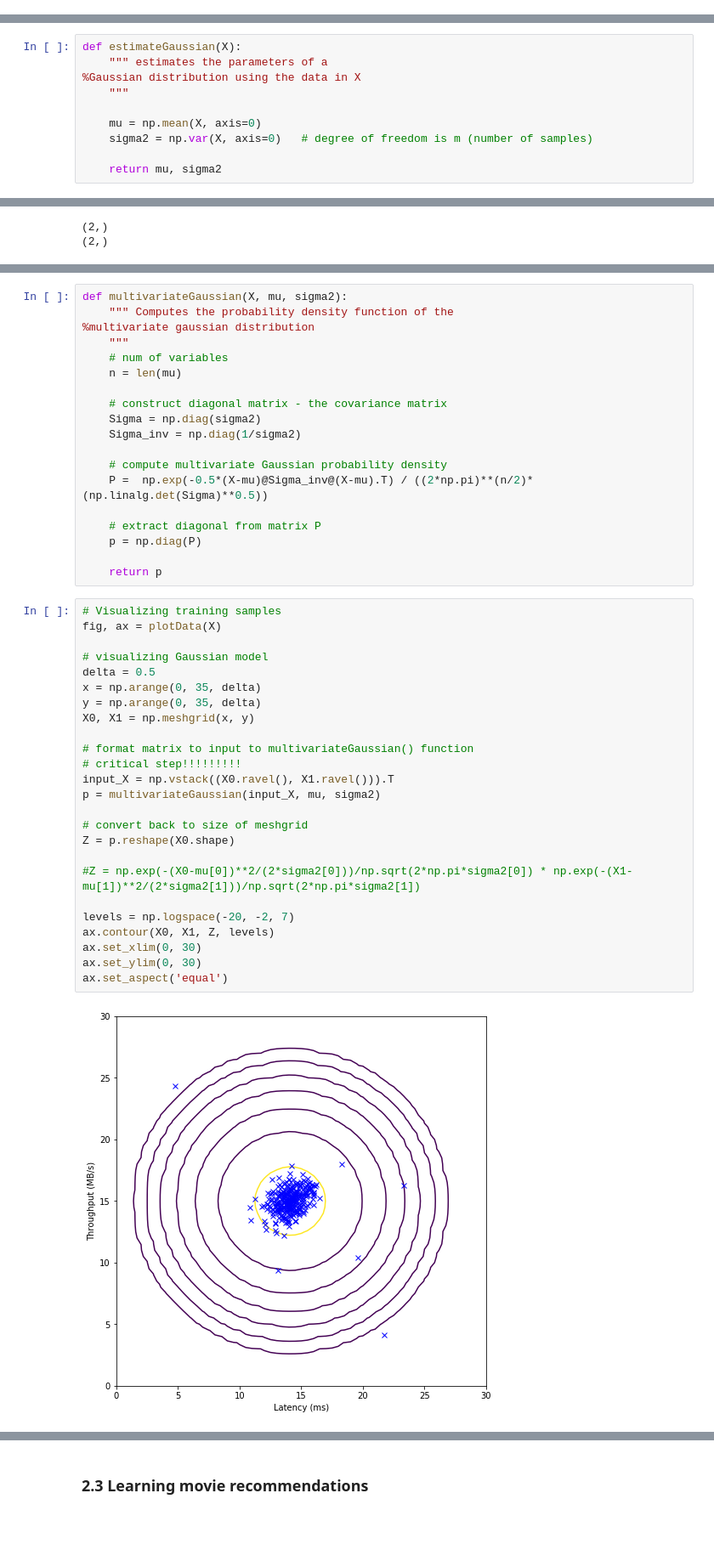
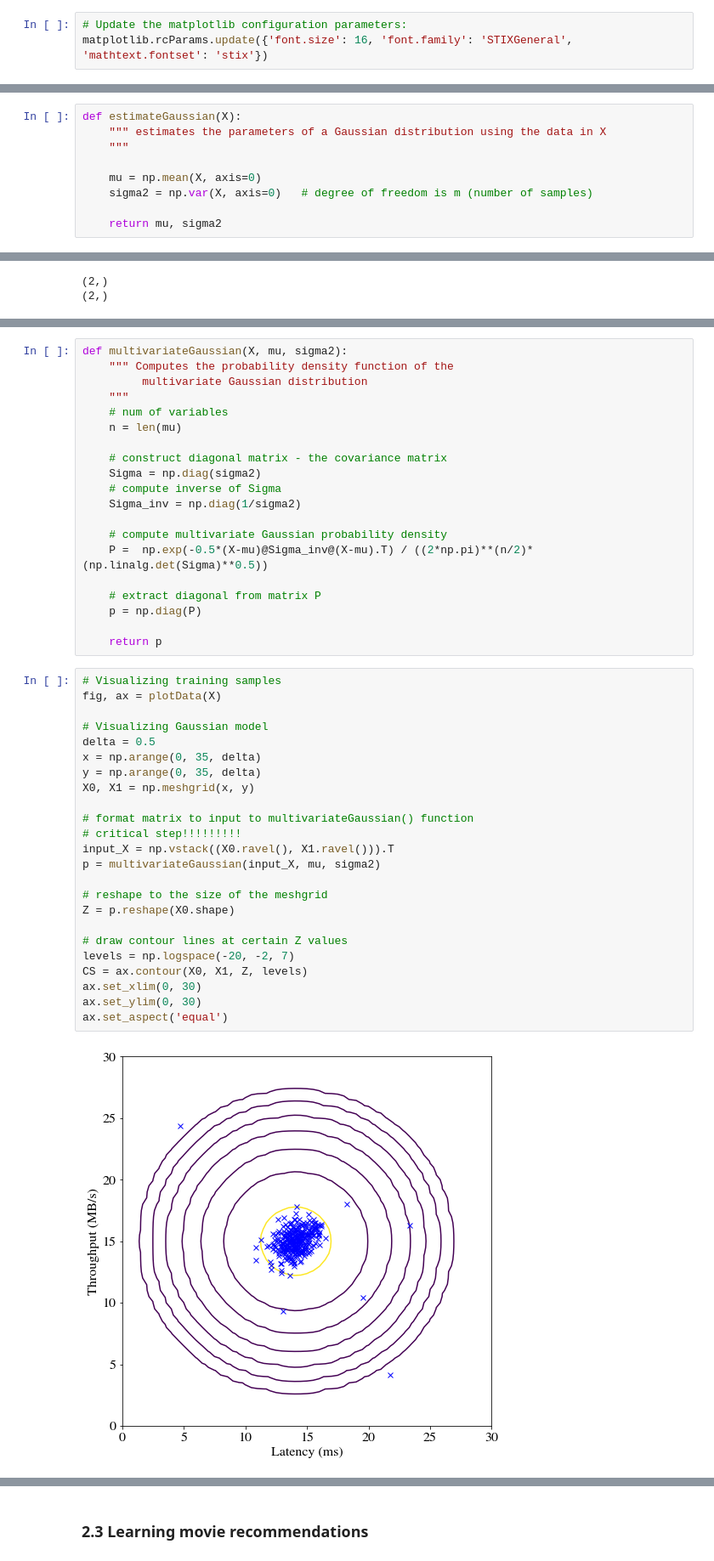
Before and after one commit to oeyh/NN, a Jupyter notebook: assignment8 Anomaly detection and Recommender system/Assignment8.ipynb, the cells around one changed output, grey strips where cells are left out. Shown at 85% size. Cells and saved outputs as stored; diff of their text form; blank space fills up the shorter version.

```diff
--- a/assignment8 Anomaly detection and Recommender system/Assignment8.ipynb
+++ b/assignment8 Anomaly detection and Recommender system/Assignment8.ipynb
@@ -12,4 +13,7 @@ import matplotlib.pyplot as plt
 %matplotlib inline
+# %%
+# Update the matplotlib configuration parameters:
+matplotlib.rcParams.update({'font.size': 16, 'font.family': 'STIXGeneral', 'mathtext.fontset': 'stix'})
 # %%
 # load data
 from scipy.io import loadmat
@@ -53,8 +57,7 @@ $$ \mu_i = \frac{1}{m}\sum_{j=1}^{m} x_i^{(j)}$$
 $$ \sigma_i^2 = \frac{1}{m}\sum_{j=1}^{m} (x_i^{(j)} - \mu_i)^2 $$
 # %%
 def estimateGaussian(X):
-    """ estimates the parameters of a
-%Gaussian distribution using the data in X
+    """ estimates the parameters of a Gaussian distribution using the data in X
     """
 
     mu = np.mean(X, axis=0)
@@ -89,13 +92,14 @@ The result p will be a m-element array, containing probability density for each
 # %%
 def multivariateGaussian(X, mu, sigma2):
     """ Computes the probability density function of the
-%multivariate gaussian distribution
+         multivariate Gaussian distribution
     """
     # num of variables
     n = len(mu)
 
     # construct diagonal matrix - the covariance matrix
     Sigma = np.diag(sigma2)
+    # compute inverse of Sigma
     Sigma_inv = np.diag(1/sigma2)
 
     # compute multivariate Gaussian probability density
@@ -108,30 +112,29 @@ def multivariateGaussian(X, mu, sigma2):
 # %%
 # Visualizing training samples
 fig, ax = plotData(X)
 
-# visualizing Gaussian model
+# Visualizing Gaussian model
 delta = 0.5
 x = np.arange(0, 35, delta)
 y = np.arange(0, 35, delta)
 X0, X1 = np.meshgrid(x, y)
 
 # format matrix to input to multivariateGaussian() function
 # critical step!!!!!!!!!
 input_X = np.vstack((X0.ravel(), X1.ravel())).T
 p = multivariateGaussian(input_X, mu, sigma2)
 
-# convert back to size of meshgrid
+# reshape to the size of the meshgrid
 Z = p.reshape(X0.shape)
 
-#Z = np.exp(-(X0-mu[0])**2/(2*sigma2[0]))/np.sqrt(2*np.pi*sigma2[0]) * np.exp(-(X1-mu[1])**2/(2*sigma2[1]))/np.sqrt(2*np.pi*sigma2[1])
-
+# draw contour lines at certain Z values
 levels = np.logspace(-20, -2, 7)
-ax.contour(X0, X1, Z, levels)
+CS = ax.contour(X0, X1, Z, levels)
 ax.set_xlim(0, 30)
 ax.set_ylim(0, 30)
 ax.set_aspect('equal')
 # %% [output]
-[figure, old version]
+[figure, new version]
 # %% [markdown]
 ### 1.3 Selecting the threshold
 
```
Also changed, not shown: parts of 31 cells of this notebook.
